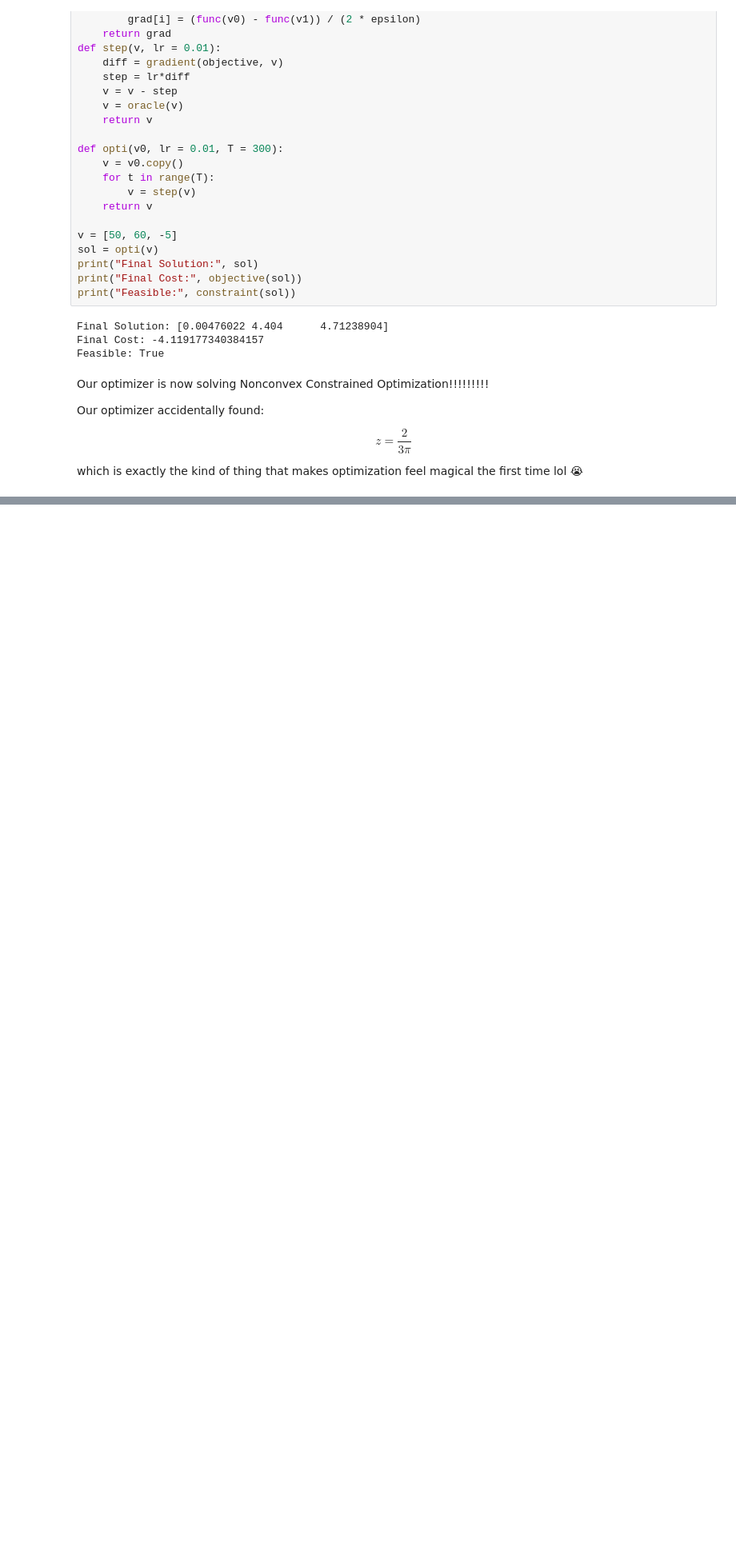
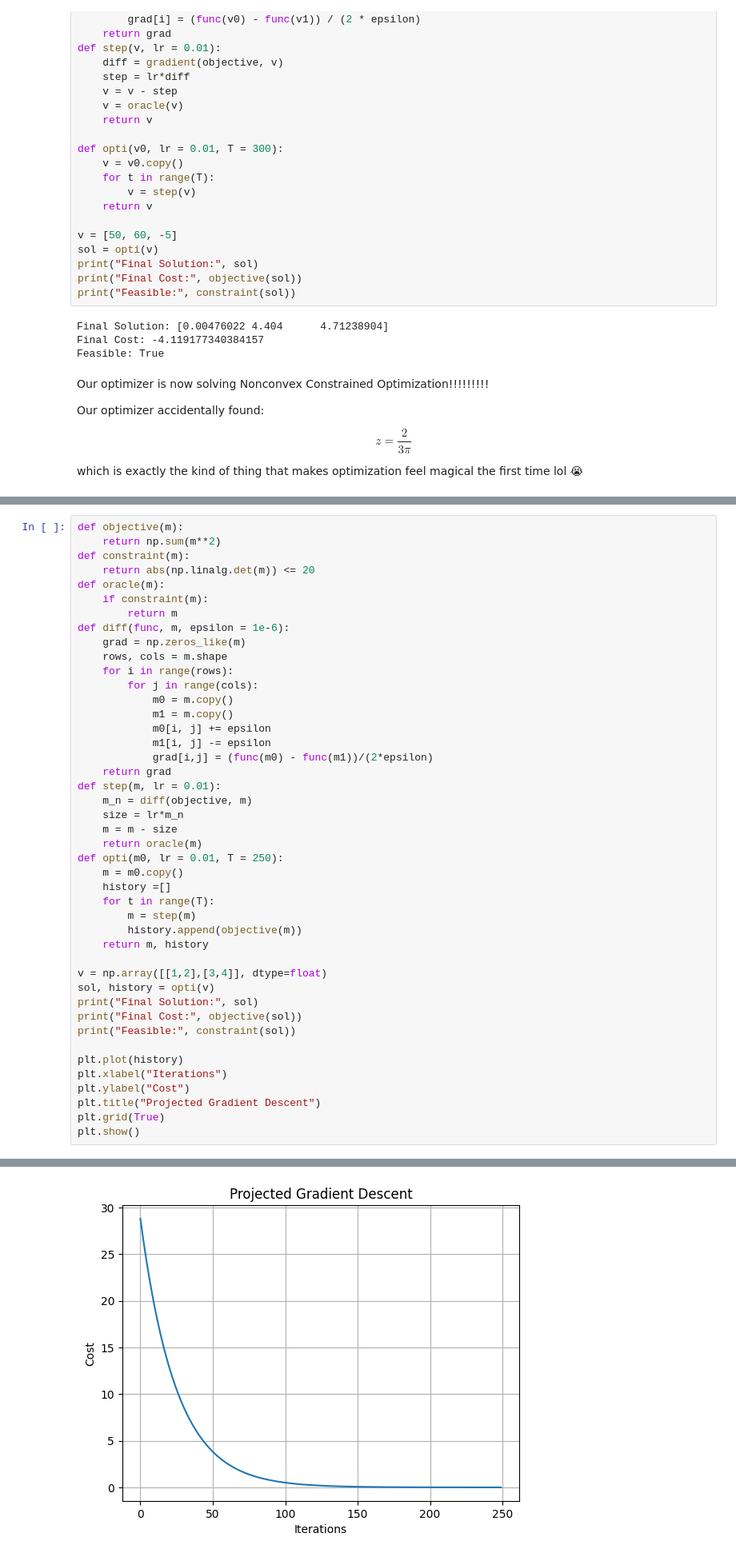
Before and after one commit to piyushkumar-tiwari/ML-and-Algorithms-Foundations, a Jupyter notebook: Optimization/Projected Gradient Descent.ipynb, the cells around one changed output, grey strips where cells are left out. Shown at 80% size. Cells and saved outputs as stored; diff of their text form; blank space fills up the shorter version.

```diff
--- a/Optimization/Projected Gradient Descent.ipynb
+++ b/Optimization/Projected Gradient Descent.ipynb
@@ -144,0 +151,45 @@ which is exactly the kind of thing that makes optimization feel magical the firs
+# %%
+def objective(m):
+    return np.sum(m**2)
+def constraint(m):
+    return abs(np.linalg.det(m)) <= 20
+def oracle(m):
+    if constraint(m):
+        return m
+def diff(func, m, epsilon = 1e-6):
+    grad = np.zeros_like(m)
+    rows, cols = m.shape
+    for i in range(rows):
+        for j in range(cols):
+            m0 = m.copy()
+            m1 = m.copy()
+            m0[i, j] += epsilon
+            m1[i, j] -= epsilon
+            grad[i,j] = (func(m0) - func(m1))/(2*epsilon)
+    return grad
+def step(m, lr = 0.01):
+    m_n = diff(objective, m)
+    size = lr*m_n
+    m = m - size
+    return oracle(m)
+def opti(m0, lr = 0.01, T = 250):
+    m = m0.copy()
+    history =[]
+    for t in range(T):
+        m = step(m)
+        history.append(objective(m))
+    return m, history
+
+v = np.array([[1,2],[3,4]], dtype=float)
+sol, history = opti(v)
+print("Final Solution:", sol)
+print("Final Cost:", objective(sol))
+print("Feasible:", constraint(sol))
+
+plt.plot(history)
+plt.xlabel("Iterations")
+plt.ylabel("Cost")
+plt.title("Projected Gradient Descent")
+plt.grid(True)
+plt.show()
+# %% [output]
@@ -144,0 +200 @@ which is exactly the kind of thing that makes optimization feel magical the firs
+[figure, added]
```
Also changed, not shown: parts of 6 cells of this notebook.
